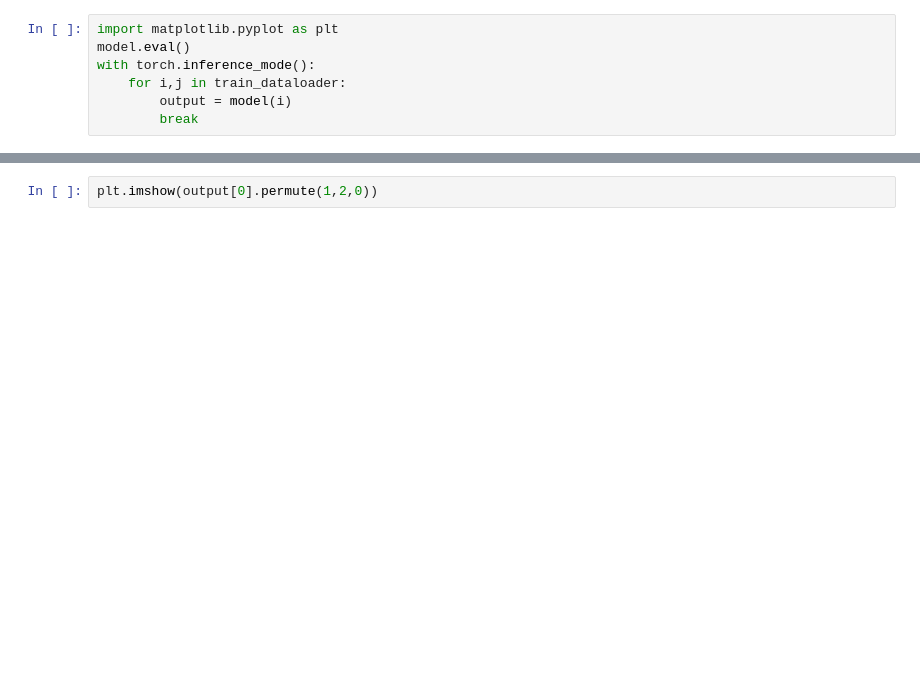
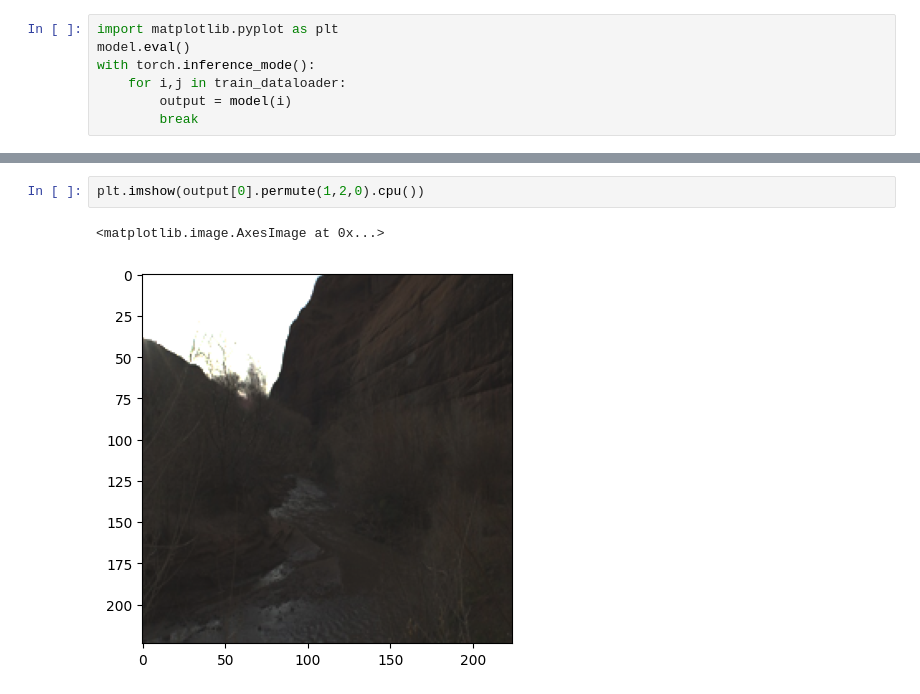
Before and after one commit to zakaria-narjis/ai-photo-enhancer, a Jupyter notebook: notebooks/supervised_enhancement.ipynb, the cells around one changed output, grey strips where cells are left out. Cells and saved outputs as stored; diff of their text form; blank space fills up the shorter version.

```diff
--- a/notebooks/supervised_enhancement.ipynb
+++ b/notebooks/supervised_enhancement.ipynb
@@ -271,2 +395,5 @@ plt.imshow(i[0].permute(1, 2, 0))
 # %%
-plt.imshow(output[0].permute(1,2,0))
+plt.imshow(output[0].permute(1,2,0).cpu())
+# %% [output]
+<matplotlib.image.AxesImage at 0x...>
+[figure, added]
```
Also changed, not shown: parts of 7 cells of this notebook.
